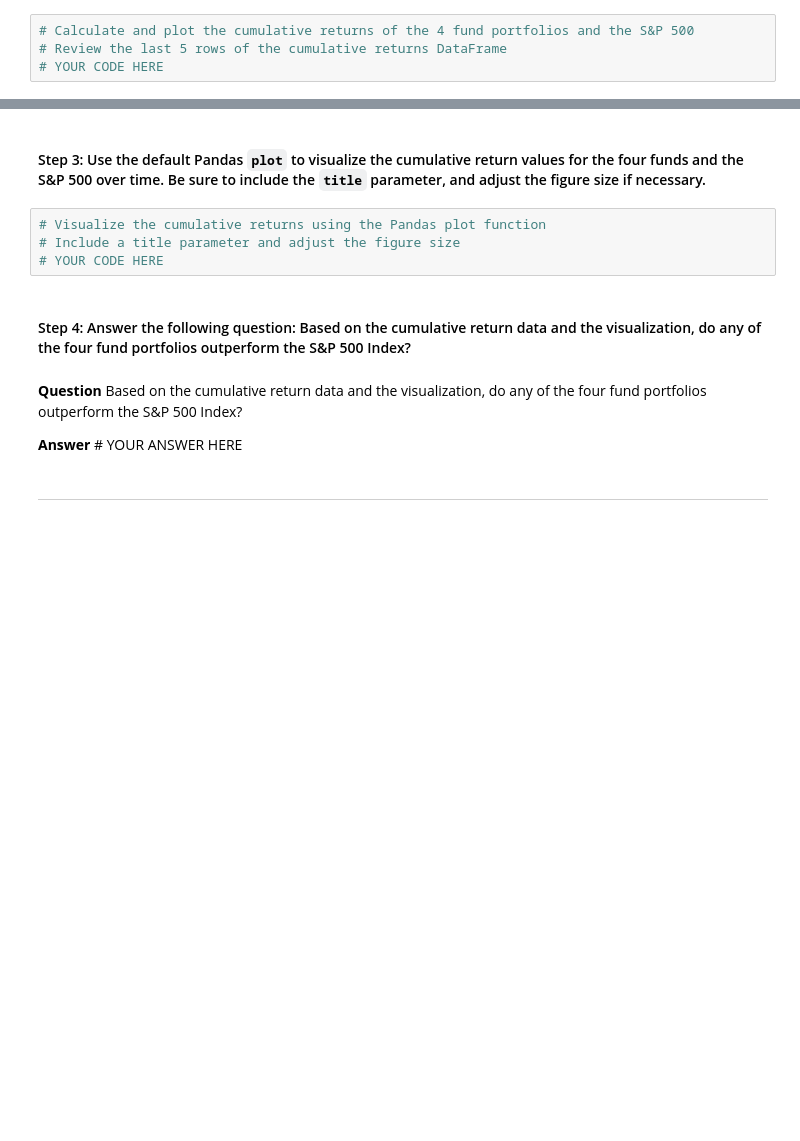
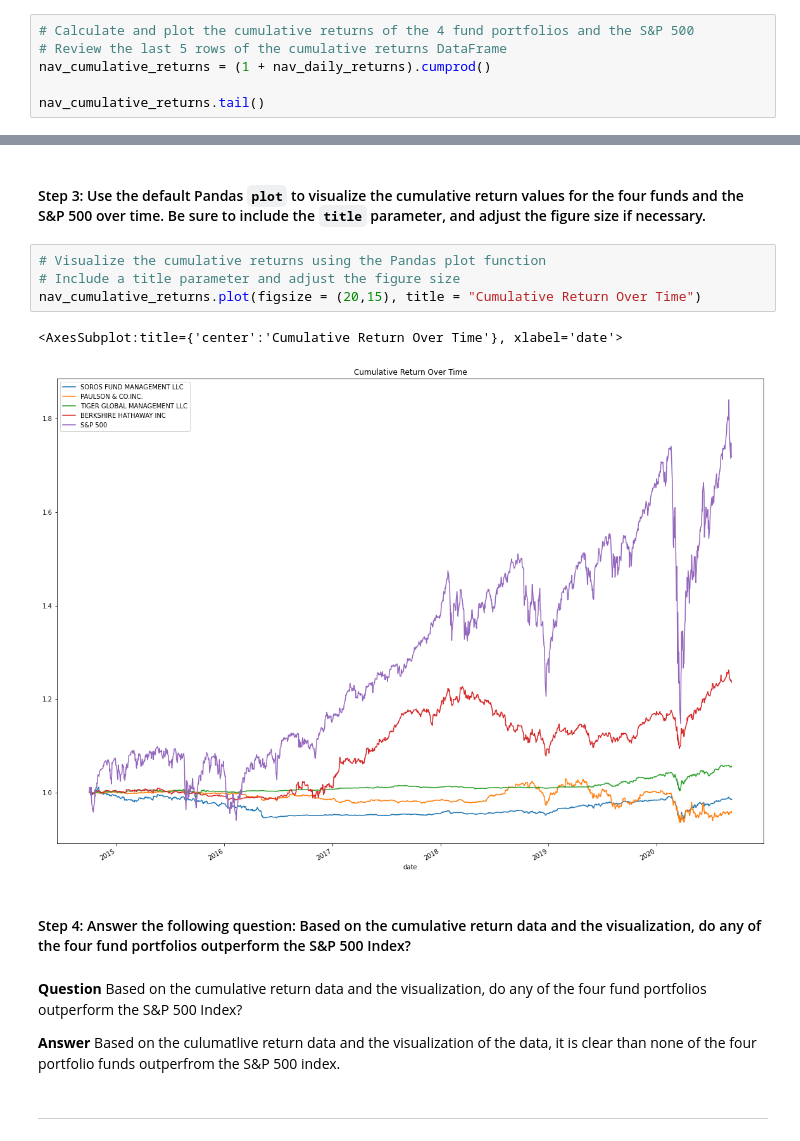
Before and after one commit to JakeWheelerGitHub/Week_4_Challenge, a Jupyter notebook: risk_return_analysis.ipynb, the cells around one changed output, grey strips where cells are left out. Drawn from its saved outputs; the diff is of its cells as text; blank space fills up the shorter version.

```diff
--- a/risk_return_analysis.ipynb
+++ b/risk_return_analysis.ipynb
@@ -171,4 +176,6 @@ Analyze the data to determine if any of the portfolios outperform the broader st
 # %%
 # Calculate and plot the cumulative returns of the 4 fund portfolios and the S&P 500
 # Review the last 5 rows of the cumulative returns DataFrame
-# YOUR CODE HERE
+nav_cumulative_returns = (1 + nav_daily_returns).cumprod()
+
+nav_cumulative_returns.tail()
@@ -177,13 +192,16 @@ Analyze the data to determine if any of the portfolios outperform the broader st
 # %%
 # Visualize the cumulative returns using the Pandas plot function
 # Include a title parameter and adjust the figure size
-# YOUR CODE HERE
+nav_cumulative_returns.plot(figsize = (20,15), title = "Cumulative Return Over Time")
+# %% [output]
+<AxesSubplot:title={'center':'Cumulative Return Over Time'}, xlabel='date'>
+[figure, added]
 # %% [markdown]
 #### Step 4: Answer the following question: Based on the cumulative return data and the visualization, do any of the four fund portfolios outperform the S&P 500 Index?
 # %% [markdown]
 **Question** Based on the cumulative return data and the visualization, do any of the four fund portfolios outperform the S&P 500 Index?
 
-**Answer** # YOUR ANSWER HERE
+**Answer** Based on the culumatlive return data and the visualization of the data, it is clear than none of the four portfolio funds outperfrom the S&P 500 index.
 # %% [markdown]
 ---
 # %% [markdown]
```
Also changed, not shown: parts of 5 cells of this notebook.
